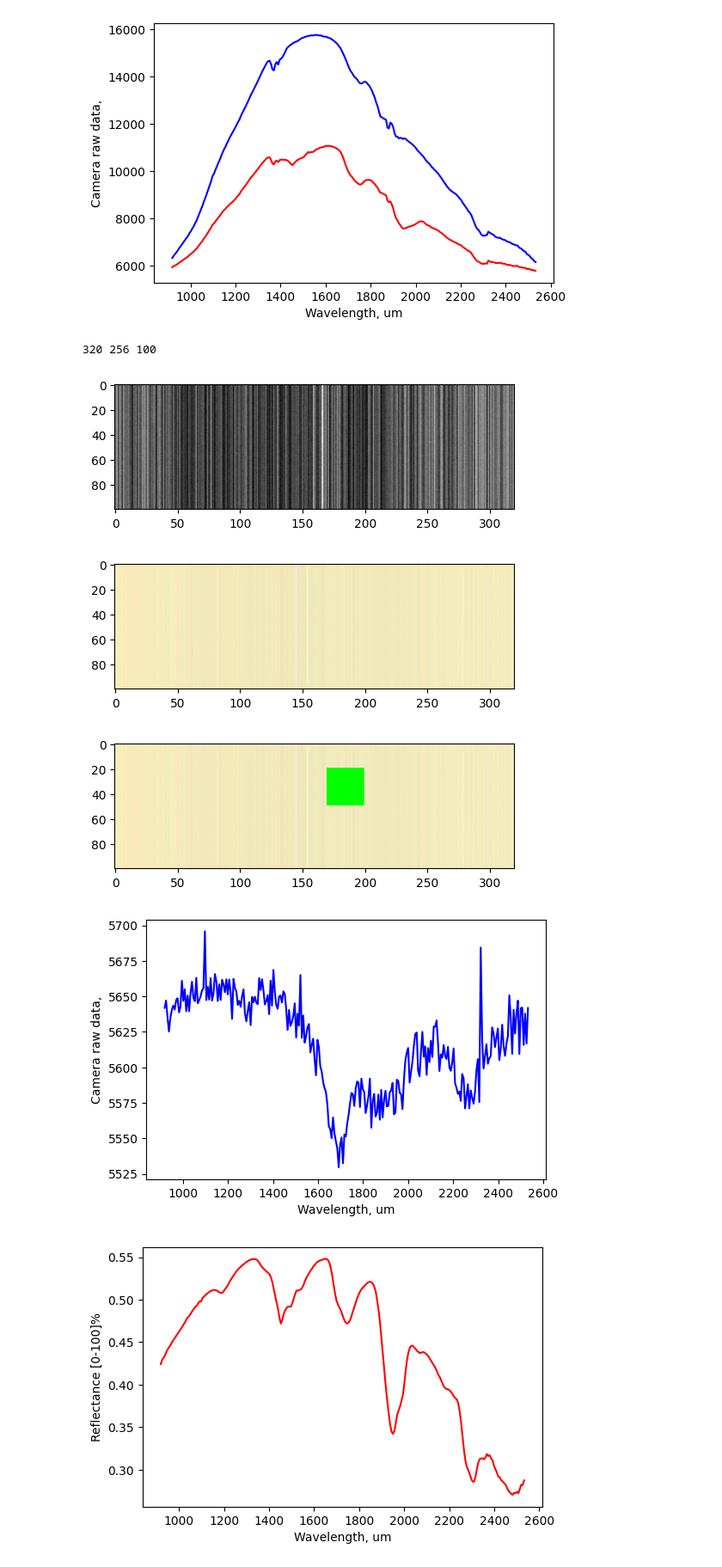
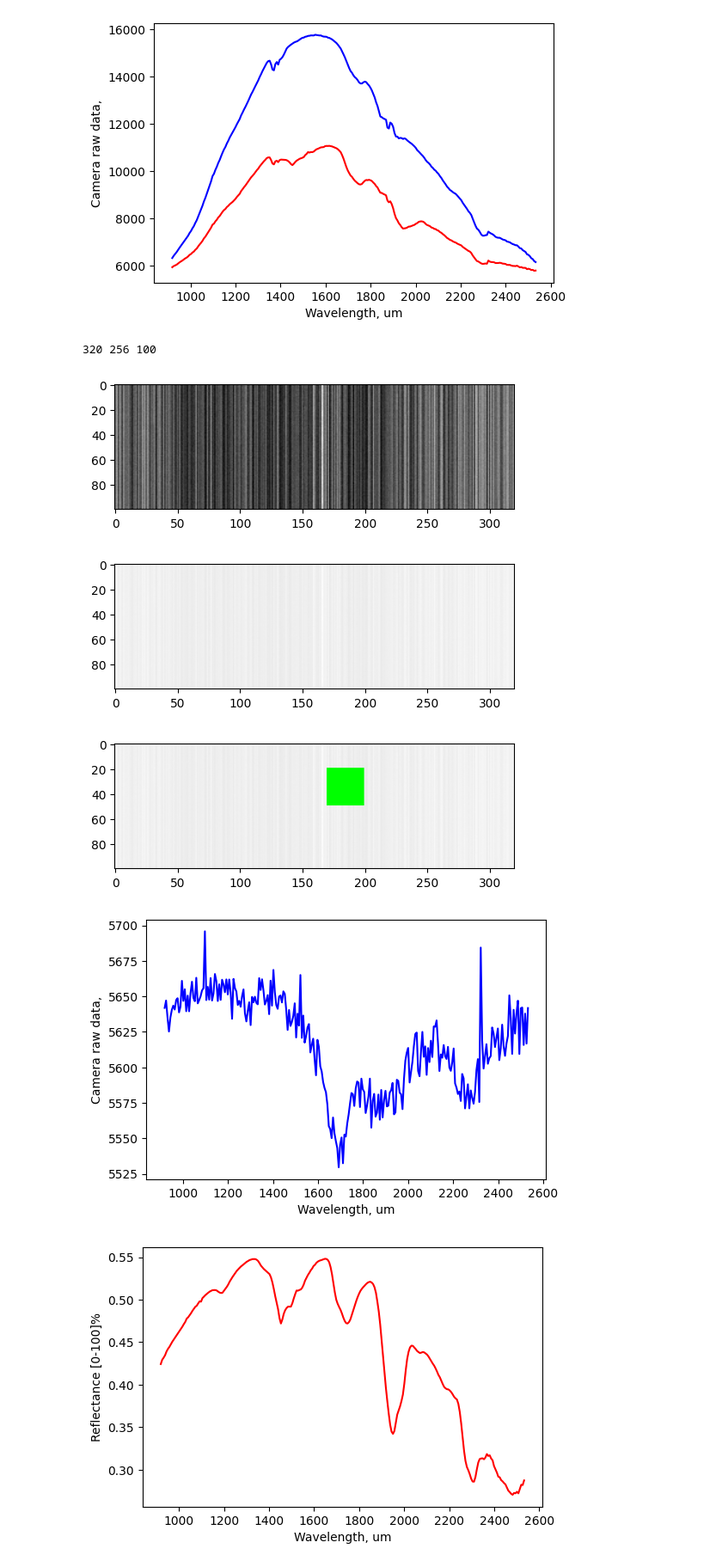
Before and after one commit to RoseSarlake/spectral-image, a Jupyter notebook: Read_VIS_and_IR_paintings.ipynb, the cells around one changed output. Shown at 86% size. Drawn from its saved outputs; the diff is of its cells as text; code cells hidden in the pictures.

```diff
--- a/Read_VIS_and_IR_paintings.ipynb
+++ b/Read_VIS_and_IR_paintings.ipynb
@@ -485,9 +485,9 @@ plt.show()
 # Generate RGB preview
 RGBD_IR = np.empty((lines, samples, 3)) # Create a 'bmp' array with spatial size of ENVI 512,512 with 3 layers
 # We go to hdr file and select channels
-ch_1 = 250 # Wavelength 631.15
-ch_2 = 183 # Wavelength 528.03
-ch_3 = 83 # Wavelength 443.56
+ch_1 = 200 # Wavelength 631.15
+ch_2 = 200 # Wavelength 528.03
+ch_3 = 200 # Wavelength 443.56
 RGBD_IR[:,:,0] = dark_IR[:,ch_1,:]/np.amax(dark_IR[:,ch_1,:]) # np.amax gets max value. Thus we get RGB in range [0,1]
 RGBD_IR[:,:,1] = dark_IR[:,ch_2,:]/np.amax(dark_IR[:,ch_2,:])
 RGBD_IR[:,:,2] = dark_IR[:,ch_3,:]/np.amax(dark_IR[:,ch_3,:])
@@ -495,35 +495,35 @@ plt.rcParams['figure.dpi'] = 100
 plt.imshow(RGBD_IR)
 plt.show()
 RGBD2_IR = RGBD_IR.copy()
 spectral_image = dark_IR.copy()
 ##################################################################
 # Select Red
 x1 = 170
 x2 = 200
 y1 = 20
 y2 = 50
 RGBD2_IR[y1:y2,x1:x2,0] = 0
 RGBD2_IR[y1:y2,x1:x2,1] = 1
 RGBD2_IR[y1:y2,x1:x2,2] = 0
 sel = spectral_image[y1:y2,:,x1:x2]
 sel1 = np.sum(sel, axis = 0)
 dark_sIR = np.sum(sel1, axis =1)/((x2-x1)*(y2-y1))
 ##################################################################
 plt.rcParams['figure.dpi'] = 100
 plt.imshow(RGBD2_IR)
 plt.show()
 
 plt.plot(wavesIR, dark_sIR, "b")
 
 plt.xlabel('Wavelength, um')
 plt.ylabel('Camera raw data,')
 #plt.ylabel('Reflectance [0-100]%')
 plt.show()
 # %% [output]
 320 256 100
 [figure]
-[figure, old version]
+[figure, new version]
-[figure, old version]
+[figure, new version]
 [figure]
 # %%
 red_correctedIR = (redIR-dark_sIR)/(white_sIR-dark_sIR)
```
Also changed, not shown: parts of 3 cells of this notebook.
